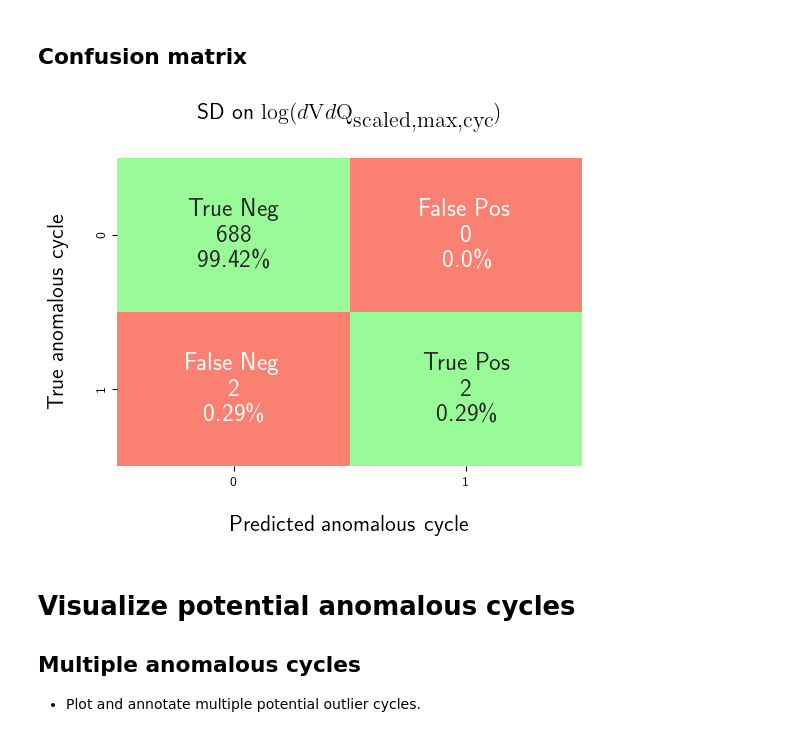
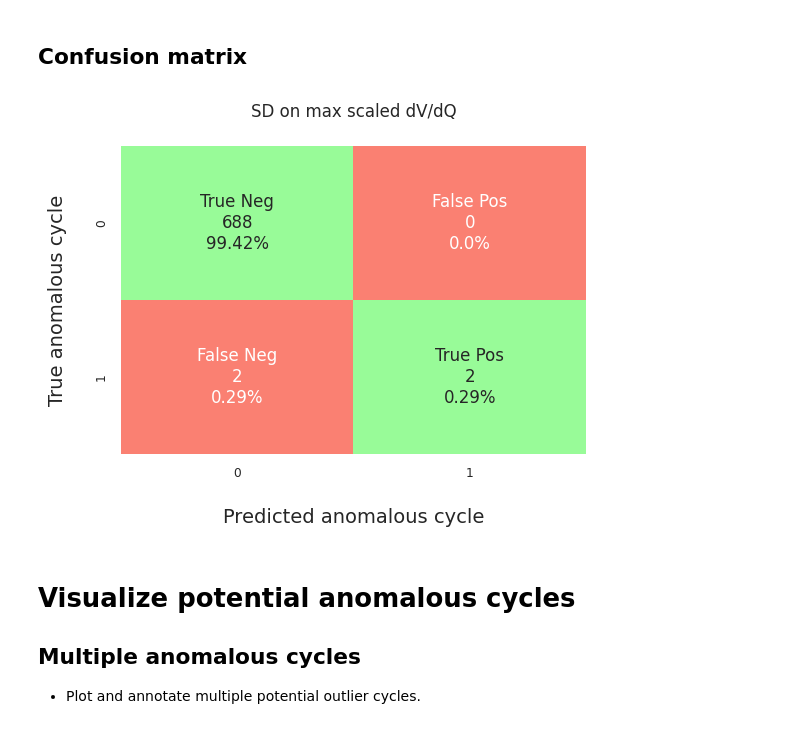
Before and after one commit to meichinpang/osbad, a Jupyter notebook: stats/stats_01_standard_deviation.ipynb, the cells around one changed output. Cells and saved outputs as stored; diff of their text form; code cells hidden in the pictures.

```diff
--- a/stats/stats_01_standard_deviation.ipynb
+++ b/stats/stats_01_standard_deviation.ipynb
@@ -10,14 +10,10 @@ import pprint
 
 # Third-party libraries
 import duckdb
-import fireducks.pandas as pd
+import pandas as pd
 import matplotlib as mpl
 import matplotlib.pyplot as plt
 import numpy as np
-import optuna
-from matplotlib import rcParams
-
-rcParams["text.usetex"] = True
 
 # Custom osbad library for anomaly detection
 import osbad.config as bconf
@@ -790,11 +790,12 @@ df_max_dQ_2nd_iter
 # from confusion matrix
 import matplotlib as mpl
 mpl.rcParams.update(mpl.rcParamsDefault)
-rcParams["text.usetex"] = True
 
 fig, (ax1, ax2) = plt.subplots(
     1, 2,
     figsize=(10, 6))
+
+plt.subplots_adjust(wspace=0.3)
 
 axplot1 = bviz.plot_quantiles(
     xdata=df_max_dQ["max_diff"],
@@ -1131,7 +1136,6 @@ df_dVdQ_2iter
 # from confusion matrix
 import matplotlib as mpl
 mpl.rcParams.update(mpl.rcParamsDefault)
-rcParams["text.usetex"] = True
 
 fig, (ax1, ax2) = plt.subplots(1, 2, figsize=(10, 6))
 
@@ -1265,37 +1269,38 @@ y-position of the text: 33622.15384614415
 # %%
 # Compare SD predicted anomalies on the feature dVdQ
 # with the true anomalies from the benchmarking dataset
 df_eval_outlier_sd_dVdQ = modval.evaluate_pred_outliers(
     df_benchmark=df_selected_cell,
     outlier_cycle_index=SD_outlier_dVdQ_index)
 
-fig_title=(
-    r"SD on $\log(d\textrm{V}d\textrm{Q}_\textrm{scaled,max,cyc})$ \newline")
+
+fig_title = "SD on max scaled dV/dQ"
 
 axplot = modval.generate_confusion_matrix(
     y_true=df_eval_outlier_sd_dVdQ["true_outlier"],
     y_pred=df_eval_outlier_sd_dVdQ["pred_outlier"])
 
 axplot.set_title(
-    fig_title + "\n", fontsize=16)
+    fig_title + "\n",
+    fontsize=12)
 
 output_fig_filename = (
     "sd_conf_matrix_dvdq_"
     + selected_cell_label
     + ".png")
 
 fig_output_path = (
     selected_cell_artifacts_dir
     .joinpath(output_fig_filename))
 
 plt.savefig(
     fig_output_path,
     dpi=600,
     bbox_inches="tight")
 
 plt.show()
 # %% [output]
-[figure, old version]
+[figure, new version]
 # %% [markdown]
 # Visualize potential anomalous cycles
 
```
Also changed, not shown: parts of 32 cells of this notebook, 4 other files.
